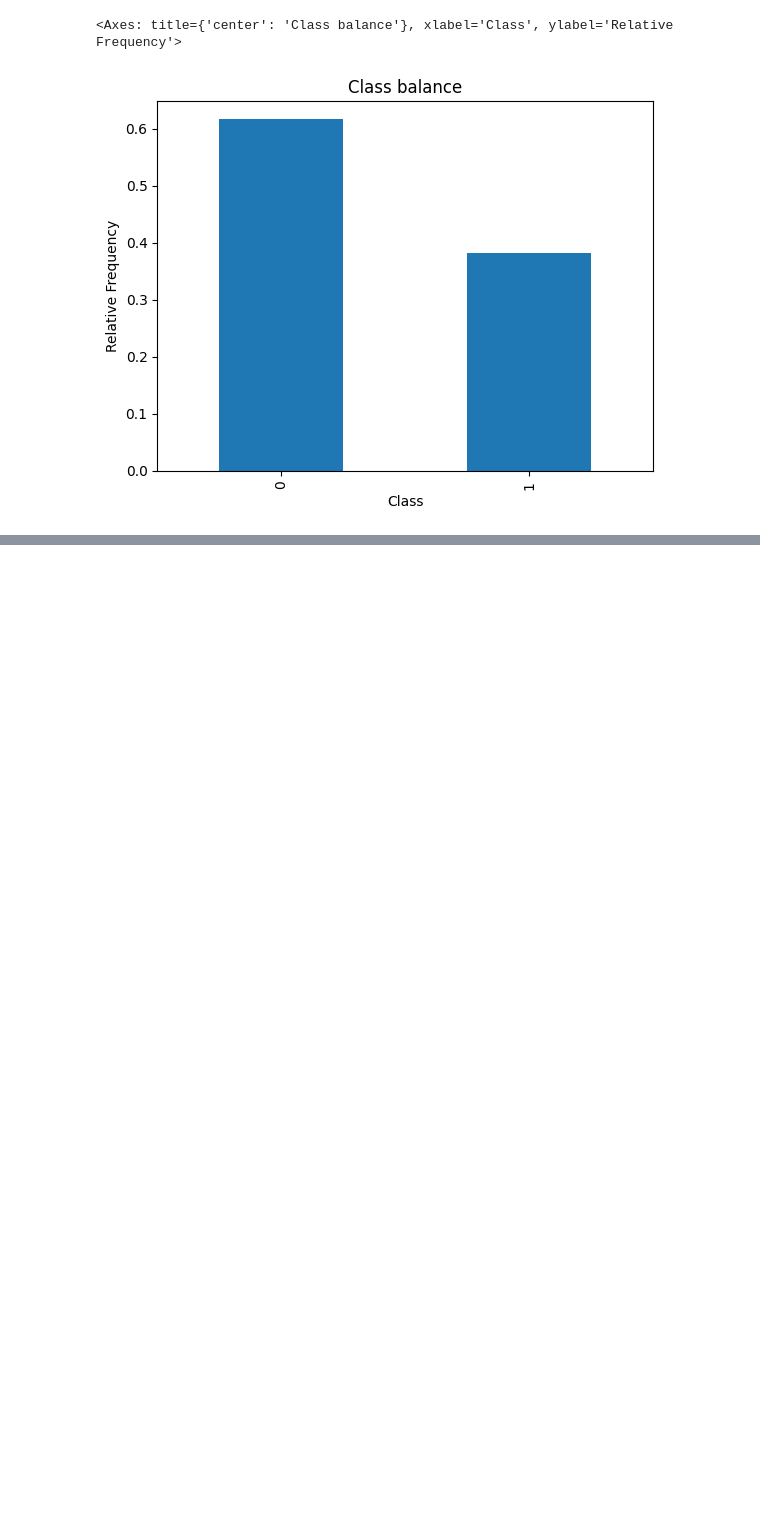
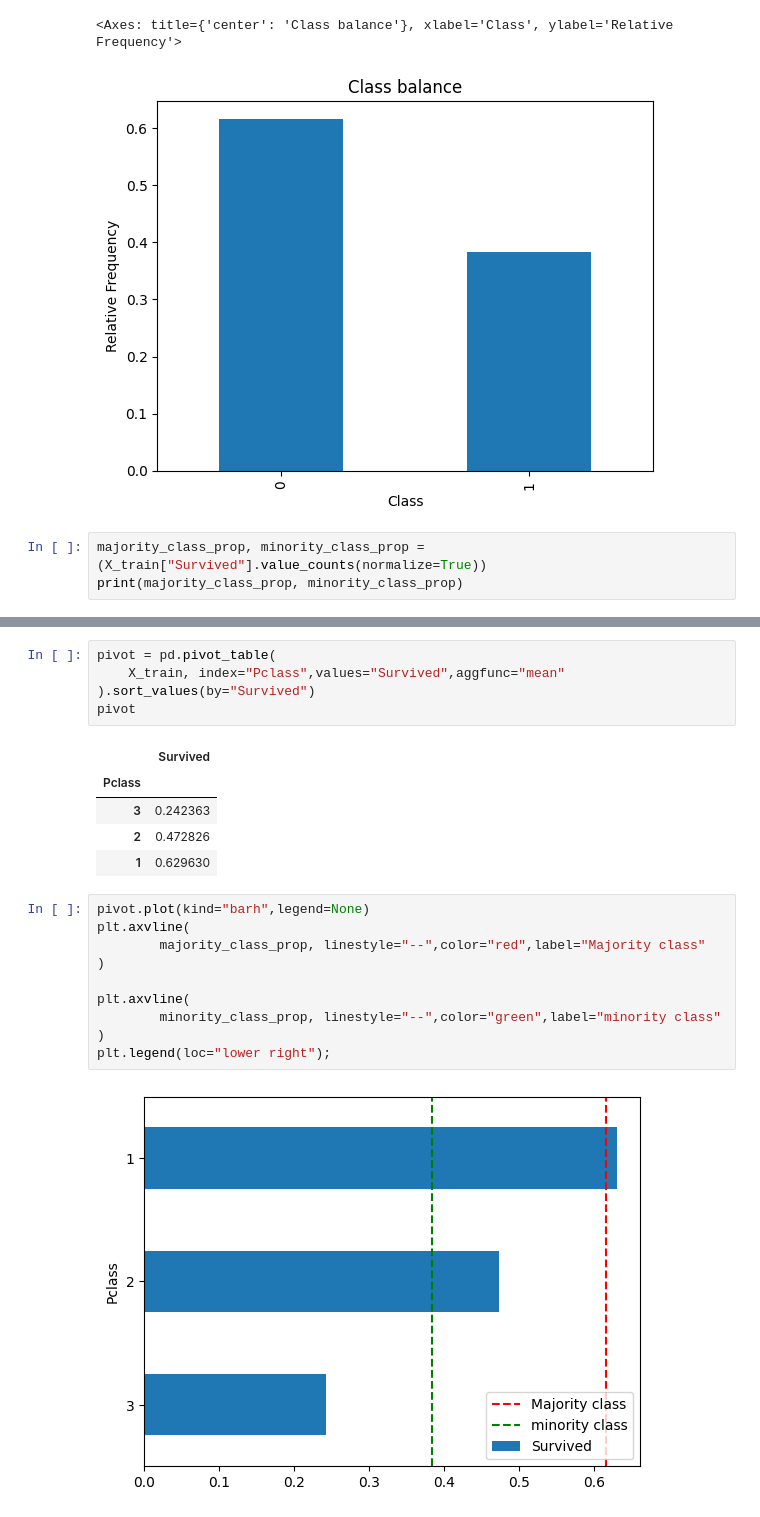
Before and after one commit to Tarif205/Machine-Learning-Titanic-disaster-Prediction, a Jupyter notebook: titanic-disaster.ipynb, the cells around one changed output, grey strips where cells are left out. Drawn from its saved outputs; the diff is of its cells as text; blank space fills up the shorter version.

```diff
--- a/titanic-disaster.ipynb
+++ b/titanic-disaster.ipynb
@@ -115,3 +117,6 @@ plt.title("DIStribution of Pclass");
 # %% [output]
 <Axes: title={'center': 'Class balance'}, xlabel='Class', ylabel='Relative Frequency'>
 [figure]
+# %%
+majority_class_prop, minority_class_prop = (X_train["Survived"].value_counts(normalize=True))
+print(majority_class_prop, minority_class_prop)
@@ -117,0 +135,23 @@ plt.title("DIStribution of Pclass");
+# %%
+pivot = pd.pivot_table(
+    X_train, index="Pclass",values="Survived",aggfunc="mean"
+).sort_values(by="Survived")
+pivot
+# %% [output]
+|  | Survived |
+| Pclass |  |
+| 3 | 0.242363 |
+| 2 | 0.472826 |
+| 1 | 0.629630 |
+# %%
+pivot.plot(kind="barh",legend=None)
+plt.axvline(
+        majority_class_prop, linestyle="--",color="red",label="Majority class"
+)
+
+plt.axvline(
+        minority_class_prop, linestyle="--",color="green",label="minority class"
+)
+plt.legend(loc="lower right");
+# %% [output]
+[figure, added]
```
Also changed, not shown: parts of 13 cells of this notebook.
